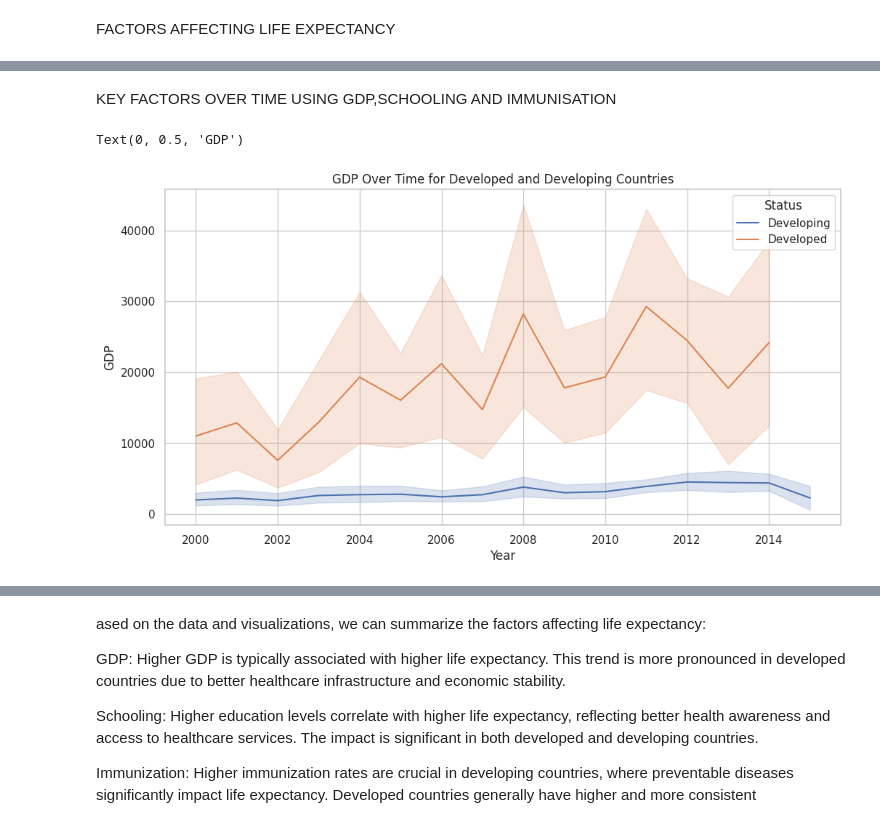
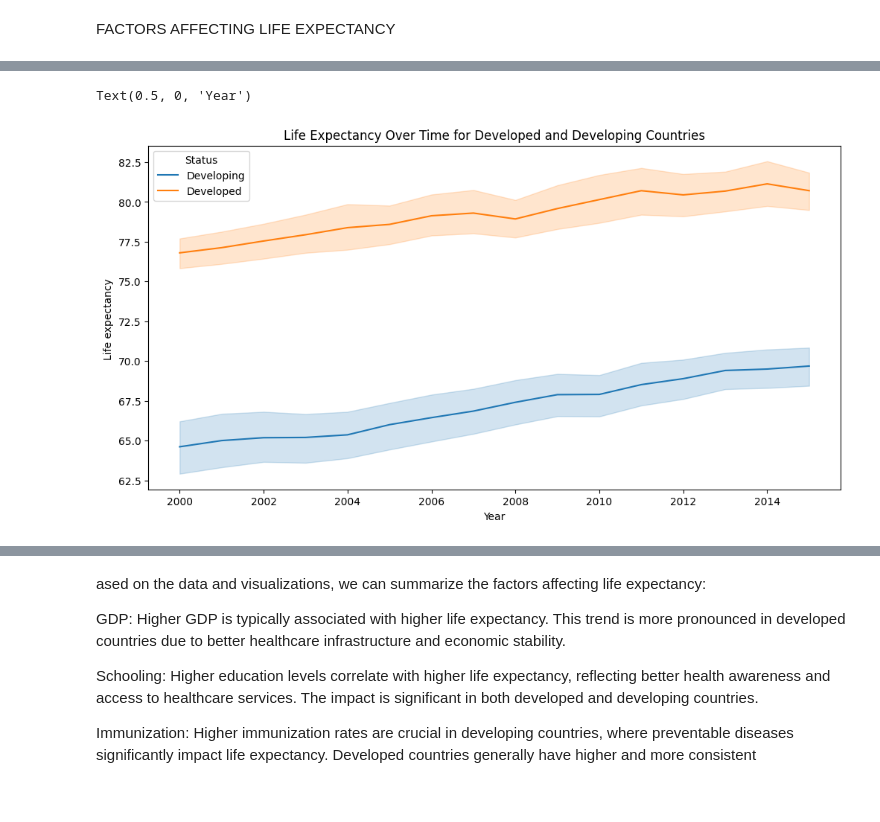
Before and after one commit to RichardKameri/pydata, a Jupyter notebook: Life_Expectancy2.ipynb, the cells around one changed output, grey strips where cells are left out. Saved outputs shown, nothing was run; the diff lists cells and outputs as text; code cells hidden in the pictures; blank space fills up the shorter version.

```diff
--- a/Life_Expectancy2.ipynb
+++ b/Life_Expectancy2.ipynb
@@ -56,3 +187,9 @@ DATA CLEANING
+# %%
+#Using median to deal with missing values
+columns = ['Total expenditure', 'Schooling' ]
+
+for column in columns:
+  df[column]=df[column].fillna(df[column].mean())
 # %%
 df.isnull().sum()
 # %% [output]
@@ -76,3 +213 @@ df.isnull().sum()
 dtype: int64
-# %%
-df.dropna(inplace=True)
@@ -120,6 +213,0 @@ None
-# %%
-# convert columns to appropriate data type
-df['Life expectancy ']=pd.to_numeric(df['Life expectancy '],errors='coerce')
-df['Adult Mortality']=pd.to_numeric(df['Adult Mortality'],errors='coerce')
-# %%
-df['year']=pd.to_datetime(df['Year'],format='%Y')
@@ -175,11 +337,10 @@ Text(0.5, 0, 'Country Status')
-# %% [markdown]
-KEY FACTORS OVER TIME USING GDP,SCHOOLING AND IMMUNISATION
 # %%
+# line plot of life expectancy based on gdp.schooling and immunisation
+
 plt.figure(figsize=(12,6))
-sns.lineplot(data=df,x='year',y='GDP',hue='Status')
-plt.title('GDP Over Time for Developed and Developing Countries')
+sns.lineplot(data=df,x='Year',y='Life expectancy ',hue='Status')
+plt.title('Life Expectancy Over Time for Developed and Developing Countries')
 plt.xlabel('Year')
-plt.ylabel('GDP')
 # %% [output]
-Text(0, 0.5, 'GDP')
+Text(0.5, 0, 'Year')
-[figure, old version]
+[figure, new version]
```
Also changed, not shown: parts of 28 cells of this notebook.
